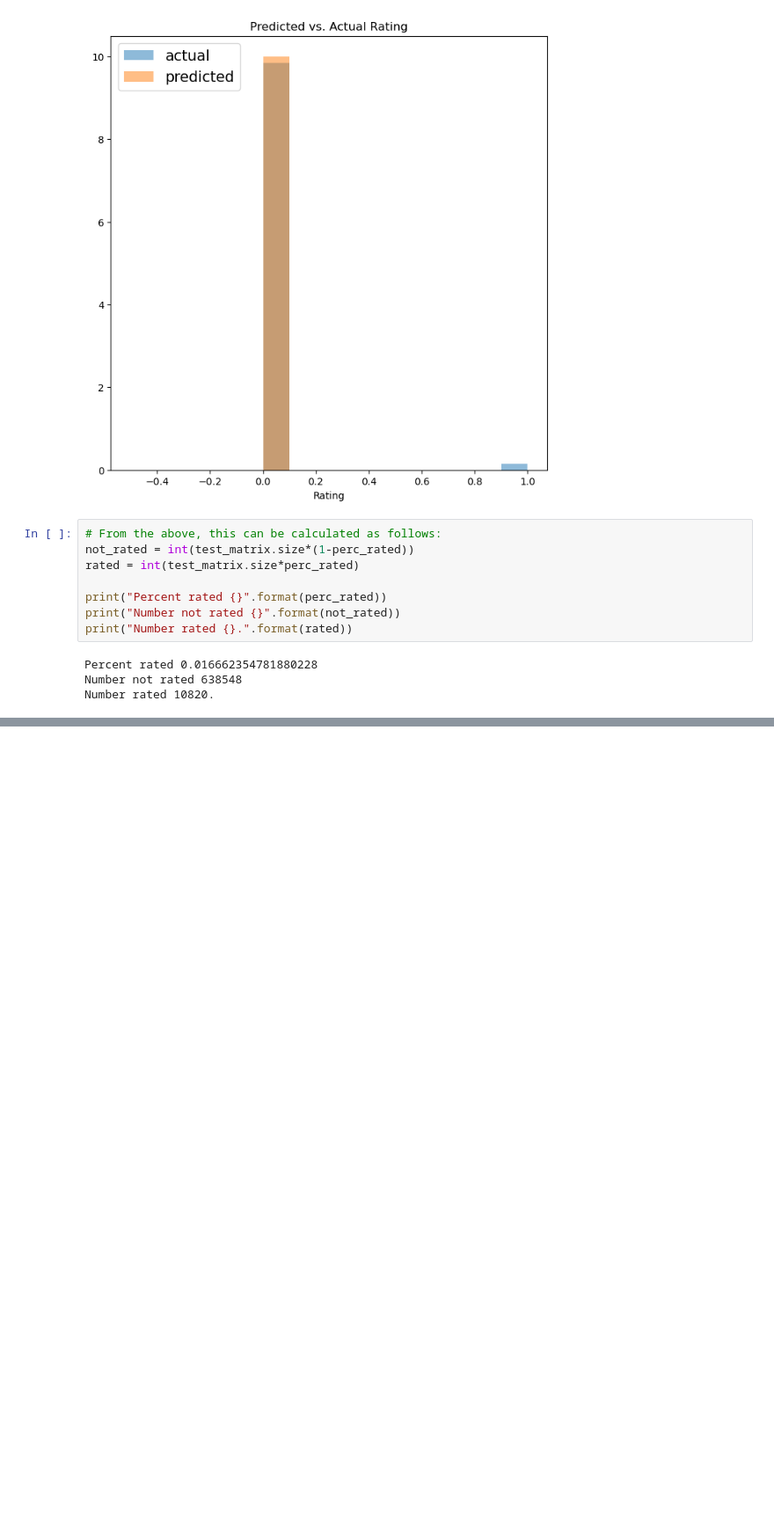
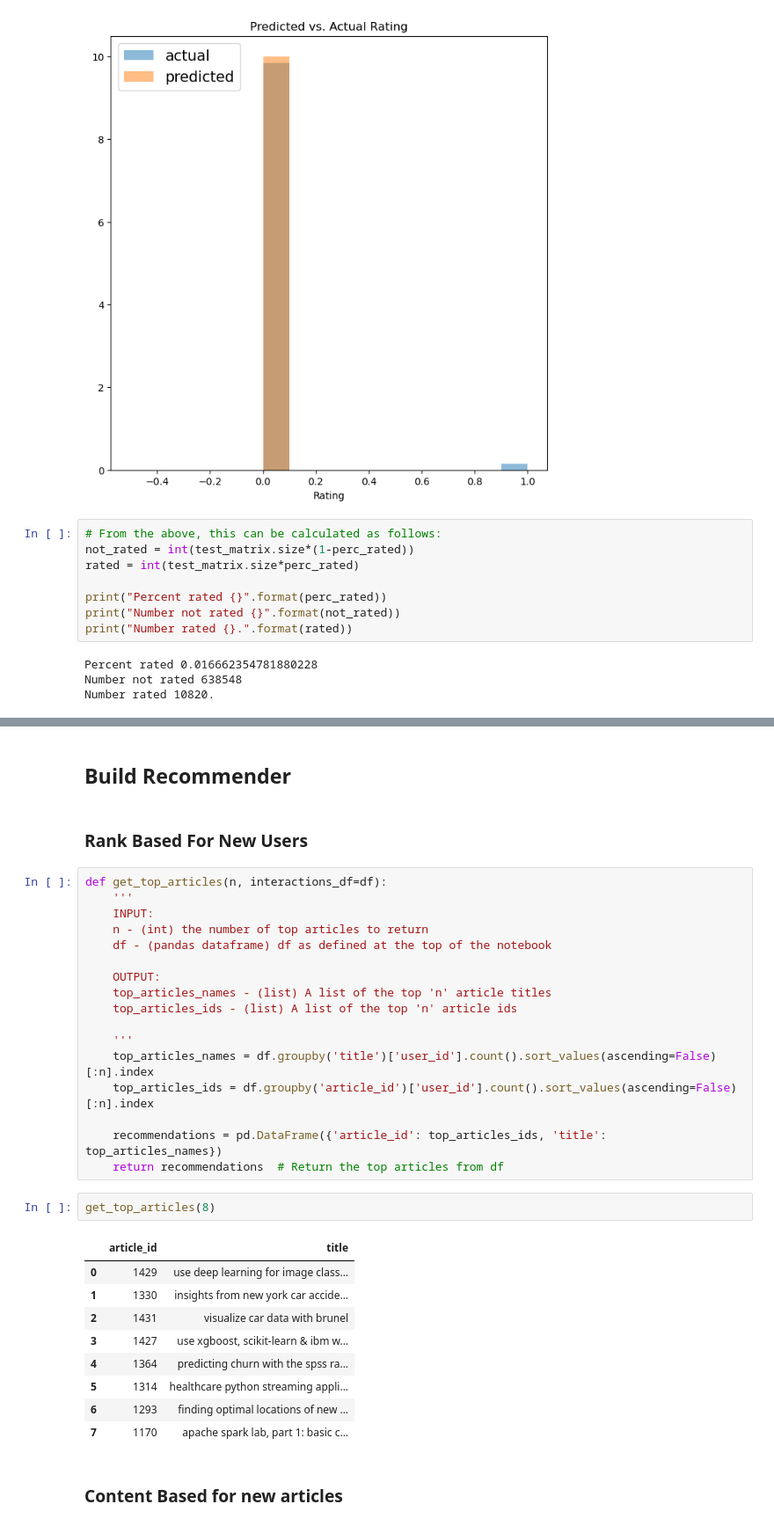
Before and after one commit to tristenwallace/IBM_article_recommender, a Jupyter notebook: notebooks/eda.ipynb, the cells around one changed output, grey strips where cells are left out. Shown: that part at 88% size. Drawn from its saved outputs; the diff is of its cells as text; blank space fills up the shorter version.

Commit message:
explore: Build content-based recommendations

```diff
--- a/notebooks/eda.ipynb
+++ b/notebooks/eda.ipynb
@@ -793,0 +803,35 @@ Number rated 10820.
+# %% [markdown]
+## Build Recommender
+# %% [markdown]
+### Rank Based For New Users
+# %%
+def get_top_articles(n, interactions_df=df):
+    '''
+    INPUT:
+    n - (int) the number of top articles to return
+    df - (pandas dataframe) df as defined at the top of the notebook
+
+    OUTPUT:
+    top_articles_names - (list) A list of the top 'n' article titles
+    top_articles_ids - (list) A list of the top 'n' article ids
+
+    '''
+    top_articles_names = df.groupby('title')['user_id'].count().sort_values(ascending=False)[:n].index
+    top_articles_ids = df.groupby('article_id')['user_id'].count().sort_values(ascending=False)[:n].index
+
+    recommendations = pd.DataFrame({'article_id': top_articles_ids, 'title': top_articles_names})
+    return recommendations  # Return the top articles from df
+# %%
+get_top_articles(8)
+# %% [output]
+|  | article_id | title |
+| 0 | 1429 | use deep learning for image class... |
+| 1 | 1330 | insights from new york car accide... |
+| 2 | 1431 | visualize car data with brunel |
+| 3 | 1427 | use xgboost, scikit-learn & ibm w... |
+| 4 | 1364 | predicting churn with the spss ra... |
+| 5 | 1314 | healthcare python streaming appli... |
+| 6 | 1293 | finding optimal locations of new ... |
+| 7 | 1170 | apache spark lab, part 1: basic c... |
+# %% [markdown]
+### Content Based for new articles
```
Also changed, not shown: parts of 12 cells of this notebook.
